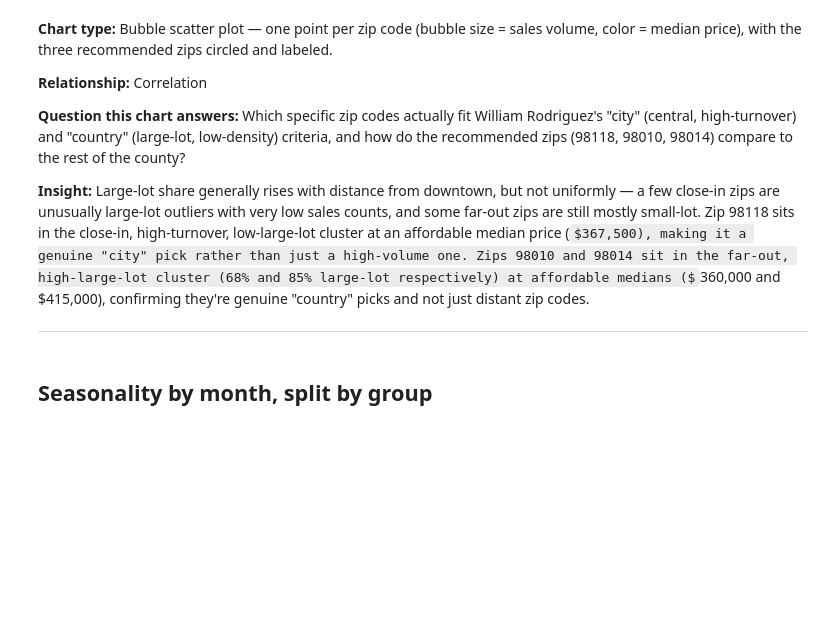
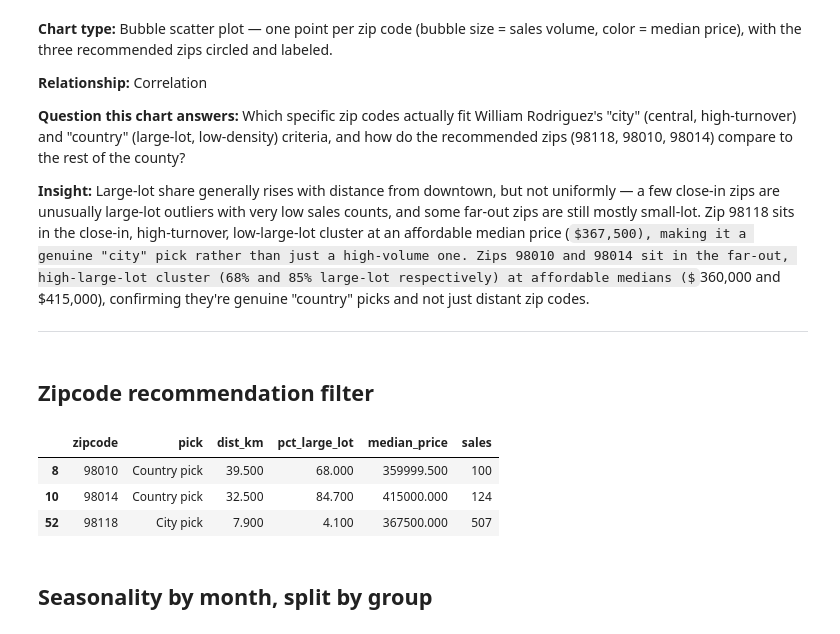
Before and after one commit to jolennd/ds-eda-project, a Jupyter notebook: 04_eda.ipynb, the cells around one changed output. Drawn from its saved outputs; the diff is of its cells as text; code cells hidden in the pictures; some formulas as TeX source; blank space fills up the shorter version.

```diff
--- a/04_eda.ipynb
+++ b/04_eda.ipynb
@@ -746,6 +759,20 @@ plt.show()
 **Insight:** Large-lot share generally rises with distance from downtown, but not uniformly — a few close-in zips are unusually large-lot outliers with very low sales counts, and some far-out zips are still mostly small-lot. Zip 98118 sits in the close-in, high-turnover, low-large-lot cluster at an affordable median price ($367,500), making it a genuine "city" pick rather than just a high-volume one. Zips 98010 and 98014 sit in the far-out, high-large-lot cluster (68% and 85% large-lot respectively) at affordable medians ($360,000 and $415,000), confirming they're genuine "country" picks and not just distant zip codes.
 
 ---
+# %% [markdown]
+## Zipcode recommendation filter
+# %%
+# Table for the presentation's stat cards: filter zip_stats
+# down to just the three recommended zips
+recommended_zips = zip_stats[zip_stats["zipcode"].isin([98118, 98010, 98014])].copy()
+recommended_zips["pick"] = recommended_zips["zipcode"].map(highlight_zips)
+recommended_zips = recommended_zips[["zipcode", "pick", "dist_km", "pct_large_lot", "median_price", "sales"]]
+recommended_zips.round(1)
+# %% [output]
+|  | zipcode | pick | dist_km | pct_large_lot | median_price | sales |
+| 8 | 98010 | Country pick | 39.500 | 68.000 | 359999.500 | 100 |
+| 10 | 98014 | Country pick | 32.500 | 84.700 | 415000.000 | 124 |
+| 52 | 98118 | City pick | 7.900 | 4.100 | 367500.000 | 507 |
 # %% [markdown]
 ## Seasonality by month, split by group
 # %%
```
Also changed, not shown: parts of 16 cells of this notebook.
